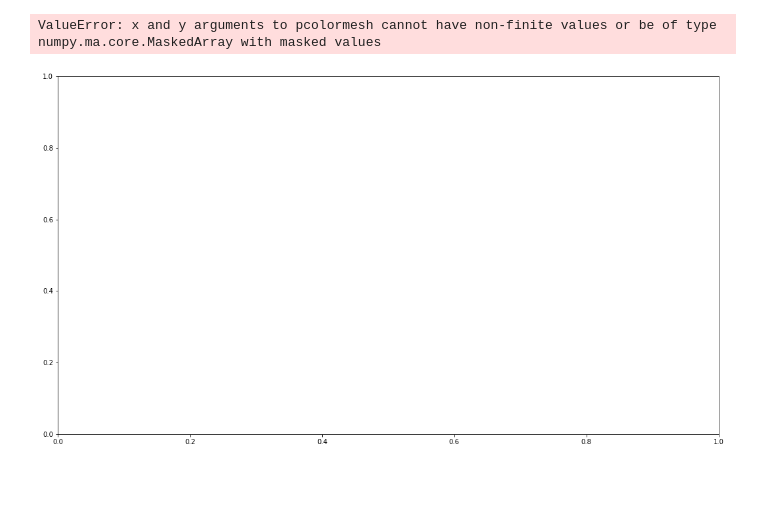
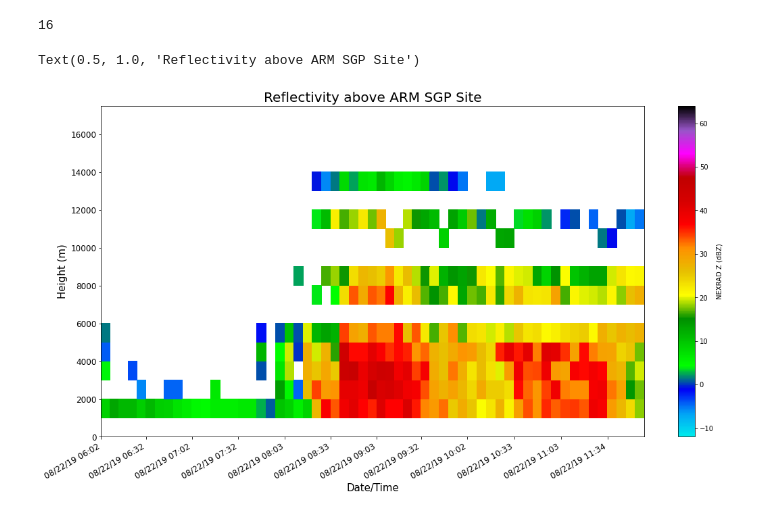
Before and after one commit to waggle-sensor/summer2021, a Jupyter notebook: Andrews/NEXRAD_TimeHeightPlots-Copy1.ipynb, the cells around one changed output. Drawn from its saved outputs; the diff is of its cells as text; code cells hidden in the pictures; blank space fills up the shorter version.

```diff
--- a/Andrews/NEXRAD_TimeHeightPlots-Copy1.ipynb
+++ b/Andrews/NEXRAD_TimeHeightPlots-Copy1.ipynb
@@ -164,16 +194,41 @@ Text(0.5, 1.0, 'Reflectivity above ARM SGP Site')
-# %%
-fig = plt.figure(figsize = [18,10])
-plt.pcolormesh(ds.time, ds.gate_hgt_site, ds.Z_site,
-               vmin = -12, vmax = 64, cmap = pyart.graph.cm.NWSRef)
-plt.colorbar(label='NEXRAD Z (dBZ)')
-plt.xlabel('Time', size=15)
-plt.ylabel('Gate Height (m)', size=15)
-
-t = ds.time.values
-plt.ylim(0,17500)
-plt.xticks(ticks=t, labels=t)
-fig.autofmt_xdate()
-plt.title('Reflectivity above ARM SGP Site', size=20)
-# %% [output]
-ValueError: x and y arguments to pcolormesh cannot have non-finite values or be of type numpy.ma.core.MaskedArray with masked values
-[figure, removed]
+# %%
+# Create an array of size time by # height bins to hold scan times & avg ref
+x = ds.time
+y = np.arange(0.,16000.,1000.)
+print(len(y))
+Z_ave = np.nan*np.ones((len(x), len(y)))
+xm, ym = np.meshgrid(y, x)
+
+# Calculate avg reflectivity between two height bins for time vs. height plots
+for i in range(len(x)):
+    for j in range(15):
+        inds = np.argwhere(np.logical_and(ds212.gate_hgt_site.values[i, :] >= y[j],
+                                          ds212.gate_hgt_site.values[i, :] < y[j+1]))
+        Z_ave[i, j] = np.nanmean(ds212.Z_site.values[i, inds])
+# %% [output]
+16
+# %%
+# Make time-height plot of reflectivity over the site
+fig = plt.figure(figsize = [18,10])
+plt.pcolormesh(ym, xm, Z_ave, vmin = -12, vmax = 64, cmap = pyart.graph.cm.NWSRef)
+plt.colorbar(label='NEXRAD Z (dBZ)')
+plt.xlabel('Date/Time', size=15)
+plt.ylabel('Height (m)', size=15)
+
+t = ds.time.values
+dt = []
+for x in t:
+    date_time = x.strftime("%m/%d/%y %H:%M")
+    dt.append(date_time)
+plt.xticks(ticks=t, labels=dt, size=12)
+plt.yticks(size=12)
+plt.ylim(0,17500)
+ax = plt.gca()
+n=5
+ax.set_xticks(ax.get_xticks()[::n])
+fig.autofmt_xdate()
+
+plt.title('Reflectivity above ARM SGP Site', size=20)
+# %% [output]
+Text(0.5, 1.0, 'Reflectivity above ARM SGP Site')
+[figure, added]
```
Also changed, not shown: parts of 10 cells of this notebook.
